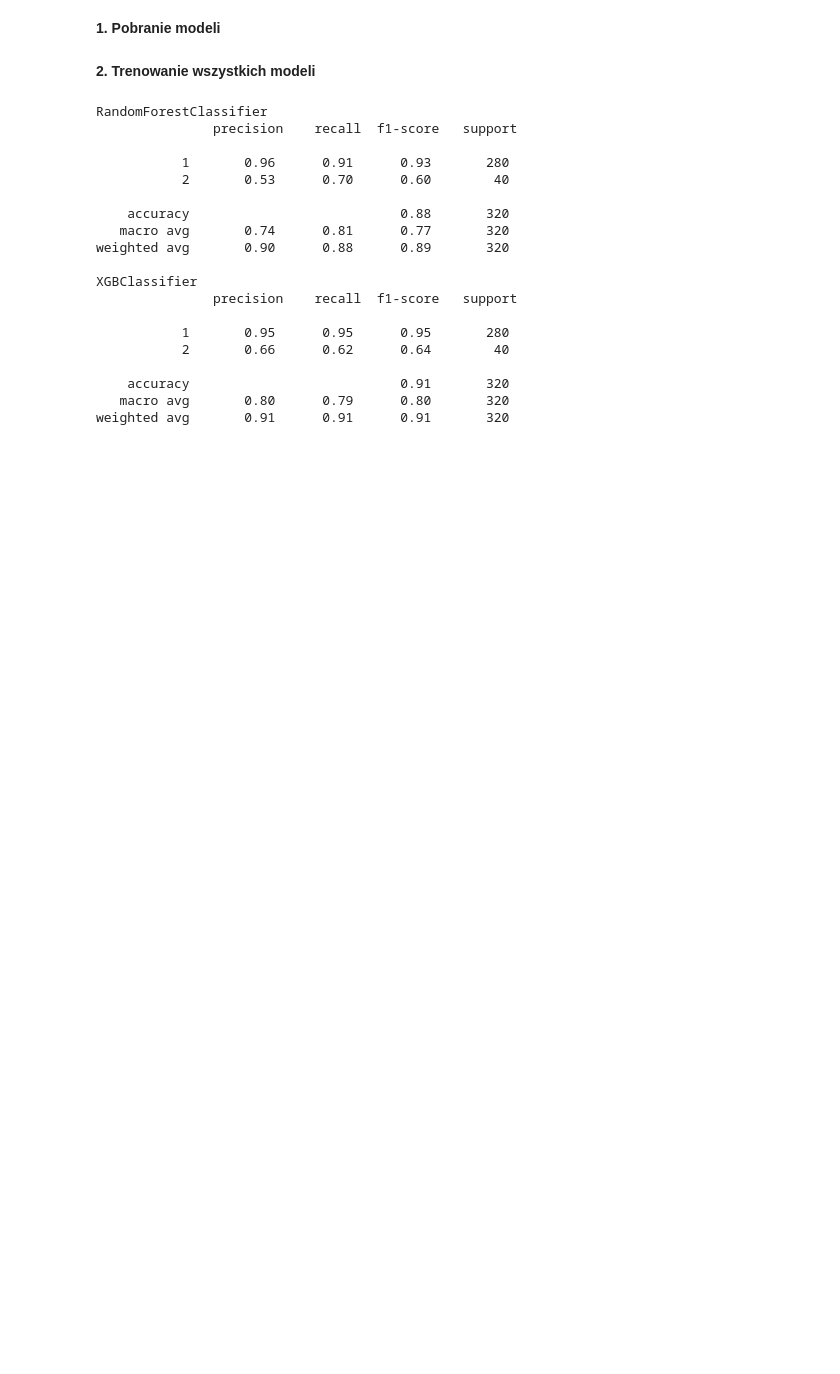
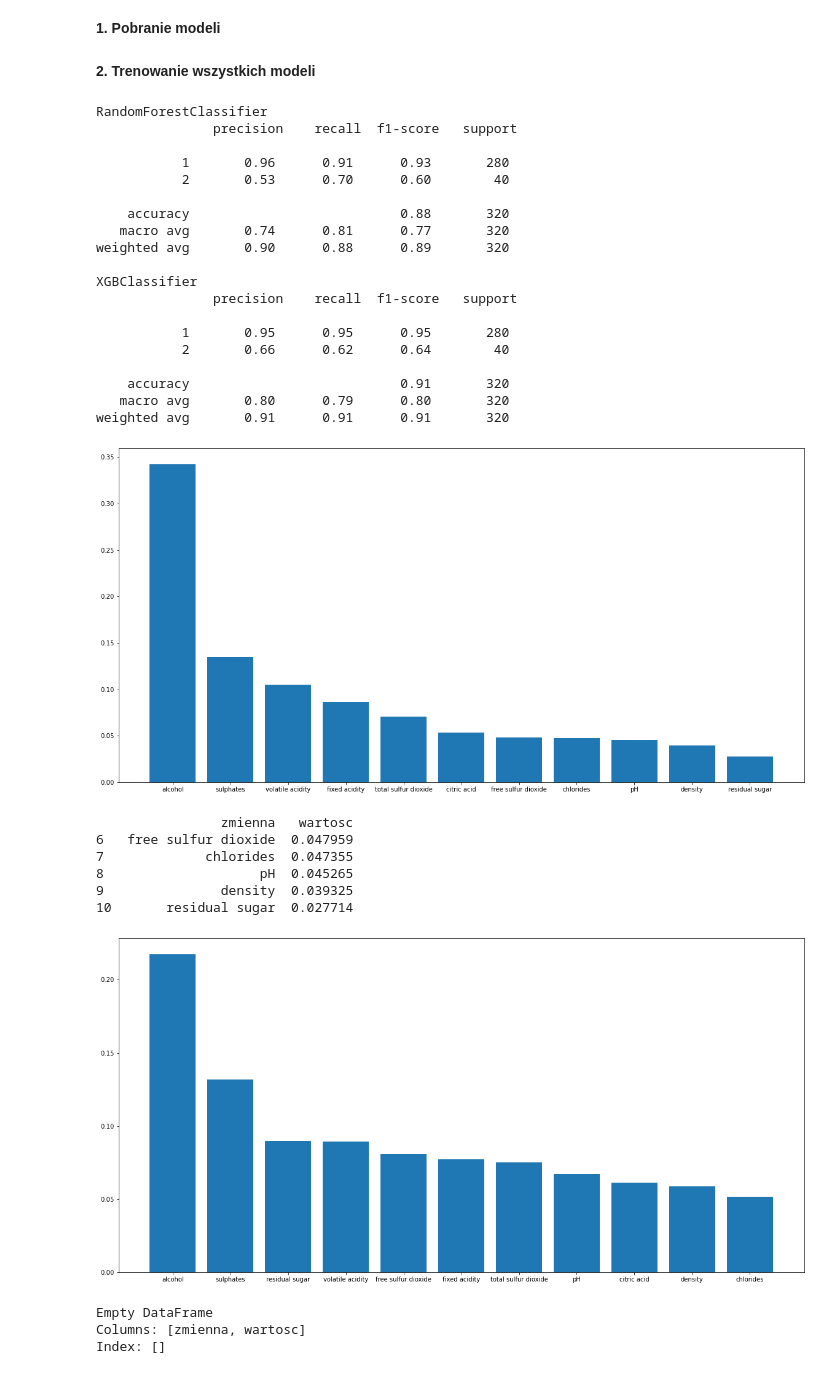
Before and after one commit to infoshareacademy/jdszr4-animalsi, a Jupyter notebook: wino/podsumowanie.ipynb, the cells around one changed output. Saved outputs shown, nothing was run; the diff lists cells and outputs as text; code cells hidden in the pictures; blank space fills up the shorter version.

```diff
--- a/wino/podsumowanie.ipynb
+++ b/wino/podsumowanie.ipynb
@@ -61,3 +59,23 @@ XGBClassifier
     accuracy                           0.91       320
    macro avg       0.80      0.79      0.80       320
 weighted avg       0.91      0.91      0.91       320
+# %%
+#sprawdzmy jakie zmienne sa najmniej istotne do przewidywania modelu i je mozemy pominac przy narzedziu
+for i in lista_modeli:
+    df = pd.DataFrame({"zmienna" :X.columns,"wartosc" : i.feature_importances_ }).sort_values(by = "wartosc", ascending = False).reset_index(drop = True)
+    plt.figure(figsize=(20,10))
+    plt.bar(df.zmienna, df.wartosc)
+    plt.show()
+    print(df[df.wartosc<0.05])
+# %% [output]
+[figure, added]
+                zmienna   wartosc
+6   free sulfur dioxide  0.047959
+7             chlorides  0.047355
+8                    pH  0.045265
+9               density  0.039325
+10       residual sugar  0.027714
+[figure, added]
+Empty DataFrame
+Columns: [zmienna, wartosc]
+Index: []
```
Also changed, not shown: parts of 4 cells of this notebook, 2 other files.
